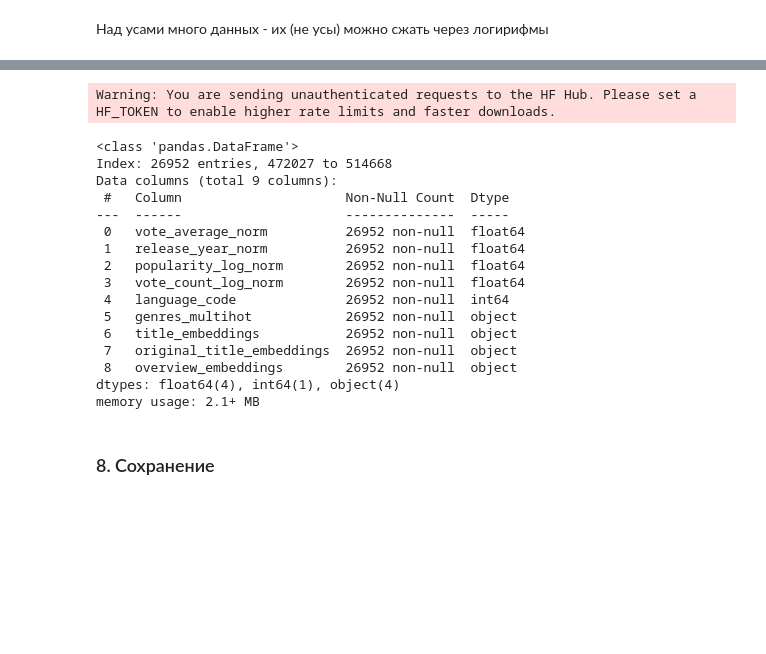
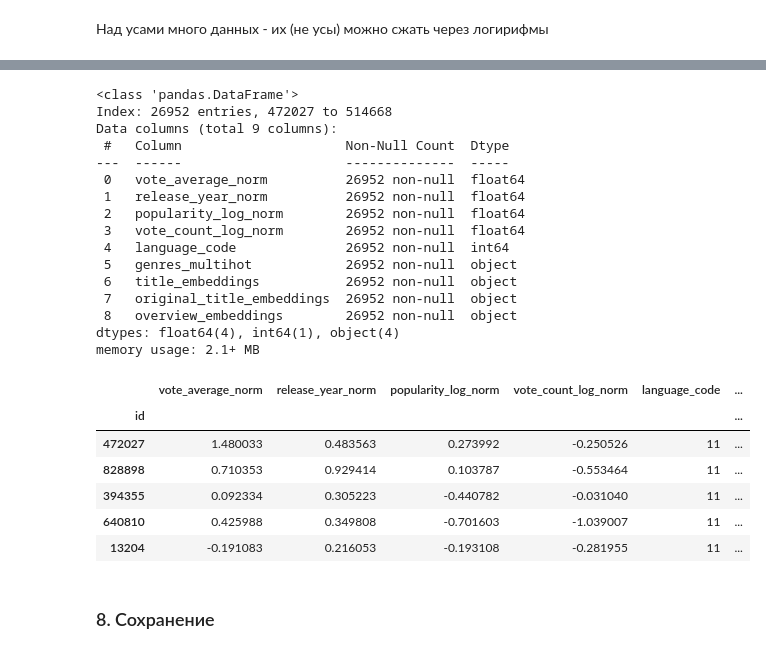
Before and after one commit to hate-red/besttea, a Jupyter notebook: ml/preprocessing.ipynb, the cells around one changed output, grey strips where cells are left out. Drawn from its saved outputs; the diff is of its cells as text; code cells hidden in the pictures; blank space fills up the shorter version.

```diff
--- a/ml/preprocessing.ipynb
+++ b/ml/preprocessing.ipynb
@@ -208,28 +189,37 @@ for column_name in strings_df.columns:
         normalize_embeddings=True,
         show_progress_bar=True,
     )
-    df[f'{column_name}_embeddings'] = df.apply(lambda r: [r], axis=1).apply(np.array)
+    df[f'{column_name}_embeddings'] = embeddings.tolist() # type: ignore
     df.drop(columns=[column_name], inplace=True)
 
 df.info()
 # %% [output]
-Warning: You are sending unauthenticated requests to the HF Hub. Please set a HF_TOKEN to enable higher rate limits and faster downloads.
+<class 'pandas.DataFrame'>
+Index: 26952 entries, 472027 to 514668
+Data columns (total 9 columns):
+ #   Column                     Non-Null Count  Dtype
+---  ------                     --------------  -----
+ 0   vote_average_norm          26952 non-null  float64
+ 1   release_year_norm          26952 non-null  float64
+ 2   popularity_log_norm        26952 non-null  float64
+ 3   vote_count_log_norm        26952 non-null  float64
+ 4   language_code              26952 non-null  int64
+ 5   genres_multihot            26952 non-null  object
+ 6   title_embeddings           26952 non-null  object
+ 7   original_title_embeddings  26952 non-null  object
+ 8   overview_embeddings        26952 non-null  object
+dtypes: float64(4), int64(1), object(4)
+memory usage: 2.1+ MB
-<class 'pandas.DataFrame'>
-Index: 26952 entries, 472027 to 514668
-Data columns (total 9 columns):
- #   Column                     Non-Null Count  Dtype
----  ------                     --------------  -----
- 0   vote_average_norm          26952 non-null  float64
- 1   release_year_norm          26952 non-null  float64
- 2   popularity_log_norm        26952 non-null  float64
- 3   vote_count_log_norm        26952 non-null  float64
- 4   language_code              26952 non-null  int64
- 5   genres_multihot            26952 non-null  object
- 6   title_embeddings           26952 non-null  object
- 7   original_title_embeddings  26952 non-null  object
- 8   overview_embeddings        26952 non-null  object
-dtypes: float64(4), int64(1), object(4)
-memory usage: 2.1+ MB
+# %%
+df.head()
+# %% [output]
+|  | vote_average_norm | release_year_norm | popularity_log_norm | vote_count_log_norm | language_code | ... |
+| id |  |  |  |  |  | ... |
+| 472027 | 1.480033 | 0.483563 | 0.273992 | -0.250526 | 11 | ... |
+| 828898 | 0.710353 | 0.929414 | 0.103787 | -0.553464 | 11 | ... |
+| 394355 | 0.092334 | 0.305223 | -0.440782 | -0.031040 | 11 | ... |
+| 640810 | 0.425988 | 0.349808 | -0.701603 | -1.039007 | 11 | ... |
+| 13204 | -0.191083 | 0.216053 | -0.193108 | -0.281955 | 11 | ... |
 # %% [markdown]
 ### 8. Сохранение
 # %%
```
Also changed, not shown: parts of 6 cells of this notebook, 1 other file.
